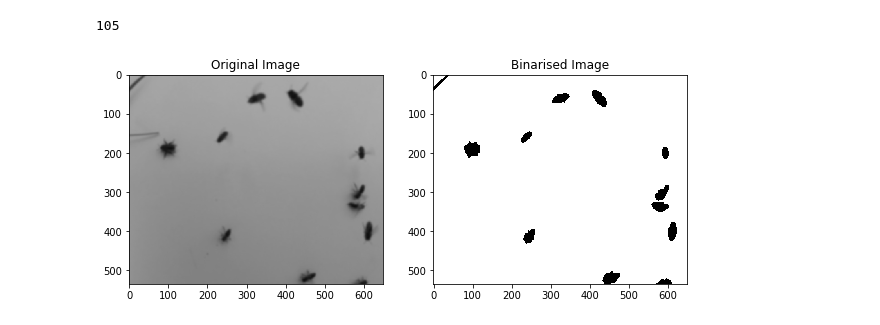
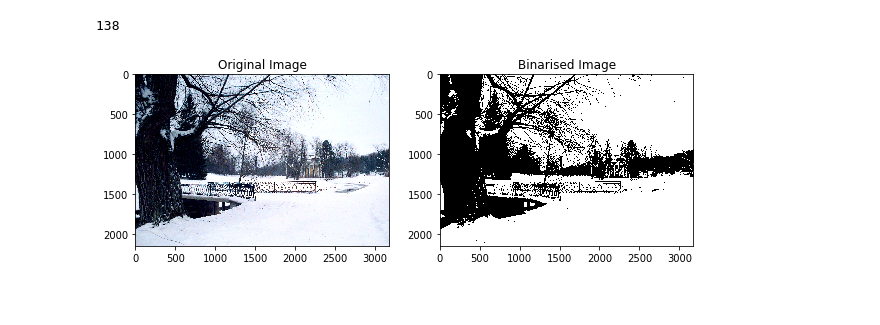
Before and after one commit to ashez2051/Otsu-Thresholding, a Jupyter notebook: otsu_thresholding.ipynb, the cells around one changed output. Cells and saved outputs as stored; diff of their text form; code cells hidden in the pictures; blank space fills up the shorter version.

Commit message:
Changed the image

```diff
--- a/otsu_thresholding.ipynb
+++ b/otsu_thresholding.ipynb
@@ -1,7 +1,7 @@
 # %%
 # -*- coding: utf-8 -*-
 
-__author__ = "Ashesh "
+__author__ = "Ashesh Raj Gnawali"
 __email__ = "asgn@nmbu.no"
 
 
@@ -88,33 +88,33 @@ def otsu_thval(image):
         wb = (np.sum(hist[:i])) / total_pixel
         wf = (np.sum(hist[i:])) / total_pixel
 
         #finding mean of background and foreground
         meanb = np.sum(levels[:i] * hist[:i]) / np.sum(hist[:i])
         meanf = np.sum(levels[i:] * hist[i:]) / np.sum(hist[i:])
 
         #finding between class variance(bcv)
         bcv = wb * wf * (meanb - meanf) ** 2
 
         #checking in such a way that biggest between class variance is obtained
         if bcv > temp:
             th = i
             temp = bcv
 
     return th
 
 
 if __name__ == "__main__":
-    filename = "bie_threshold.jpeg"
+    filename = "Bridge.jpg"
     image = io.imread(filename)
 
     binarised_image = threshold(image)
     fig, axes = plt.subplots(ncols=2, figsize=(10,4))
     ax = axes.ravel()
     ax[0].imshow(image, cmap=plt.cm.gray)
     ax[0].set_title("Original Image")
 
     ax[1].imshow(binarised_image, cmap=plt.cm.gray)
     ax[1].set_title("Binarised Image")
 # %% [output]
-105
+138
-[figure, old version]
+[figure, new version]
```
Also changed, not shown: 2 other files.
